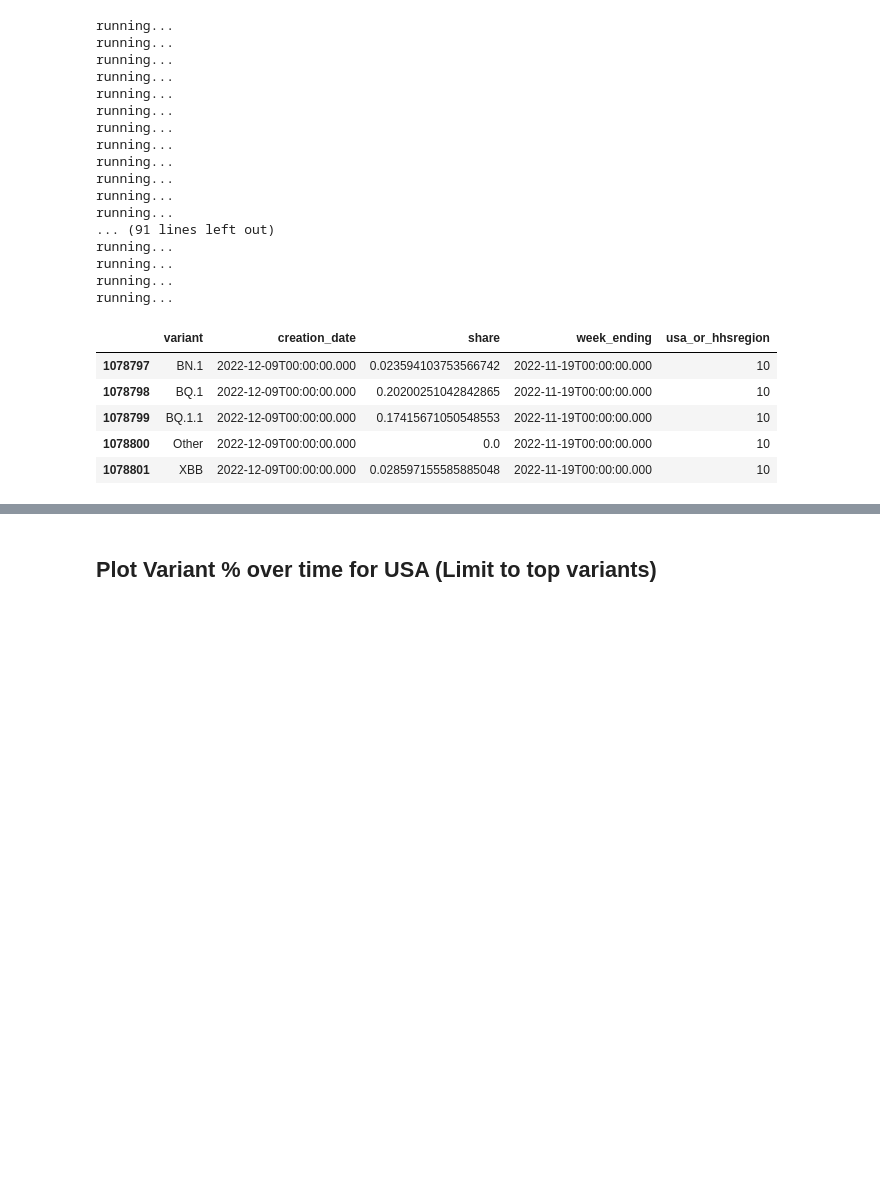
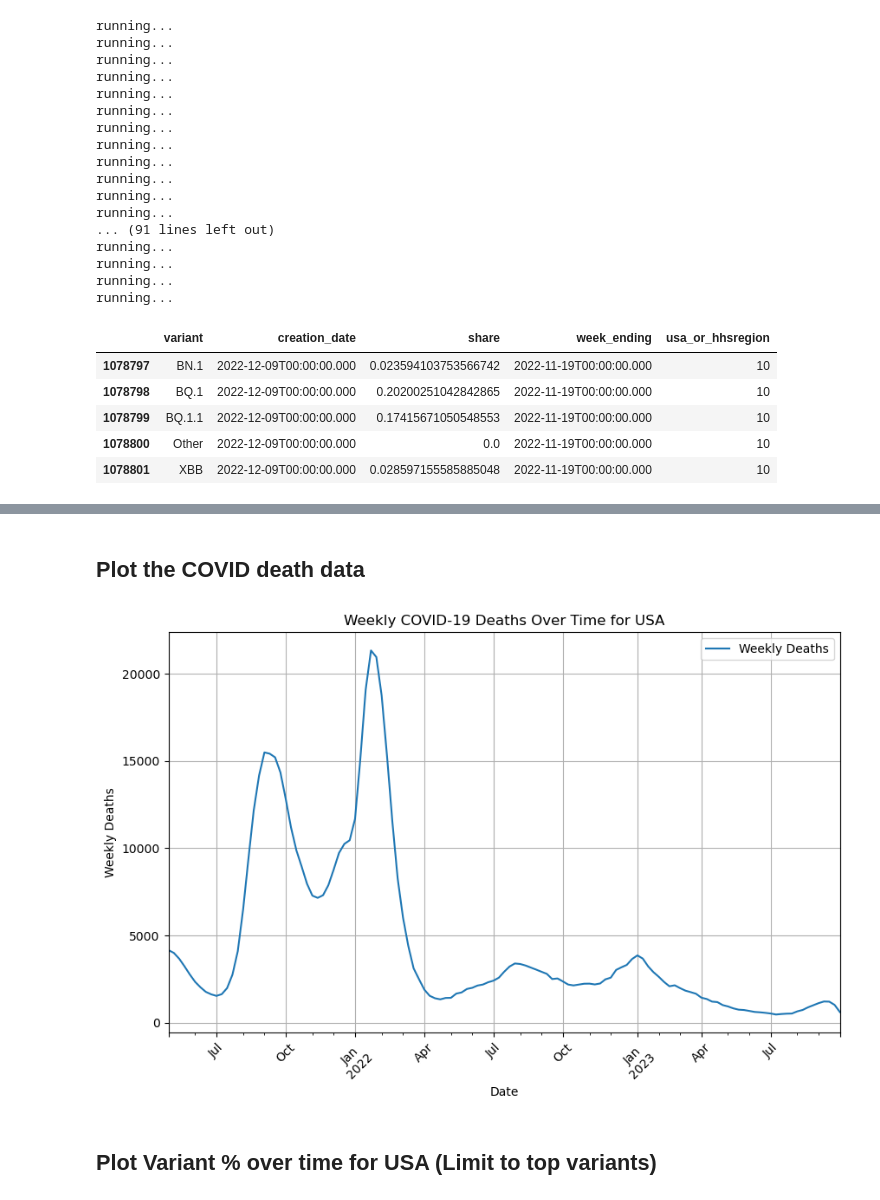
Before and after one commit to mcmonte95/Covid-Variant-Exploration-Project, a Jupyter notebook: main.ipynb, the cells around one changed output, grey strips where cells are left out. Saved outputs shown, nothing was run; the diff lists cells and outputs as text; code cells hidden in the pictures; blank space fills up the shorter version.

```diff
--- a/main.ipynb
+++ b/main.ipynb
@@ -120,0 +133,27 @@ region_df.tail()
+# %%
+#get the file path to the excel
+covid_deaths_path = Path('Resources/Raw Data/data_table_for_weekly_deaths_and_weekly_%_test_positivity__the_united_states.csv')
+deaths_df = pd.read_csv(covid_deaths_path, skiprows=2)
+
+# Delete unecessary column
+del deaths_df['Death Data As Of']
+# %%
+# Convert Date to datetime
+deaths_df['Date'] = pd.to_datetime(deaths_df['Date'], format='%b %d %Y')
+
+# Remove the years for 2020 because our variant data doesnt extend that far back
+deaths_df = deaths_df[deaths_df['Date'] >= pd.Timestamp('2021-05-01')]
+
+# Convert Weekly % Test Positivity to a float and use this to calculate positive test count from total test volume
+deaths_df['Weekly % Test Positivity'] = deaths_df['Weekly % Test Positivity'].astype(float) / 100
+deaths_df['Total Positive Tests'] = round(deaths_df['Weekly % Test Positivity'] * deaths_df['Test Volume'])
+
+# Calculate death rate from deaths / positive tests
+deaths_df['Death Rate'] = round(((deaths_df['Weekly Deaths'] / deaths_df['Total Positive Tests']) * 100), 1)
+
+# Convert Weekly % Test Positivity back to actual %
+deaths_df['Weekly % Test Positivity'] = deaths_df['Weekly % Test Positivity'].astype(float) * 100
+
+deaths_df.sort_values(by='Date', inplace=True)
+
+deaths_df.head()
@@ -121,3 +167,22 @@ region_df.tail()
+# %% [markdown]
+## Plot the COVID death data
+# %%
+# Use Pandas' built-in plot function
+ax = deaths_df.plot(x='Date', y=['Weekly Deaths'], kind='line', figsize=(10, 6))
+
+# Add labels and a title
+ax.set_xlabel('Date')
+ax.set_ylabel('Weekly Deaths')
+ax.set_title('Weekly COVID-19 Deaths Over Time for USA')
+
+# Optional: Rotate x-axis labels for better readability
+plt.xticks(rotation=45)
+
+# Display the plot
+plt.grid(True)
+plt.show()
+# %% [output]
+[figure, added]
 # %% [markdown]
 ## Plot Variant % over time for USA (Limit to top variants)
 # %%
```
Also changed, not shown: parts of 19 cells of this notebook, 4 other files.
